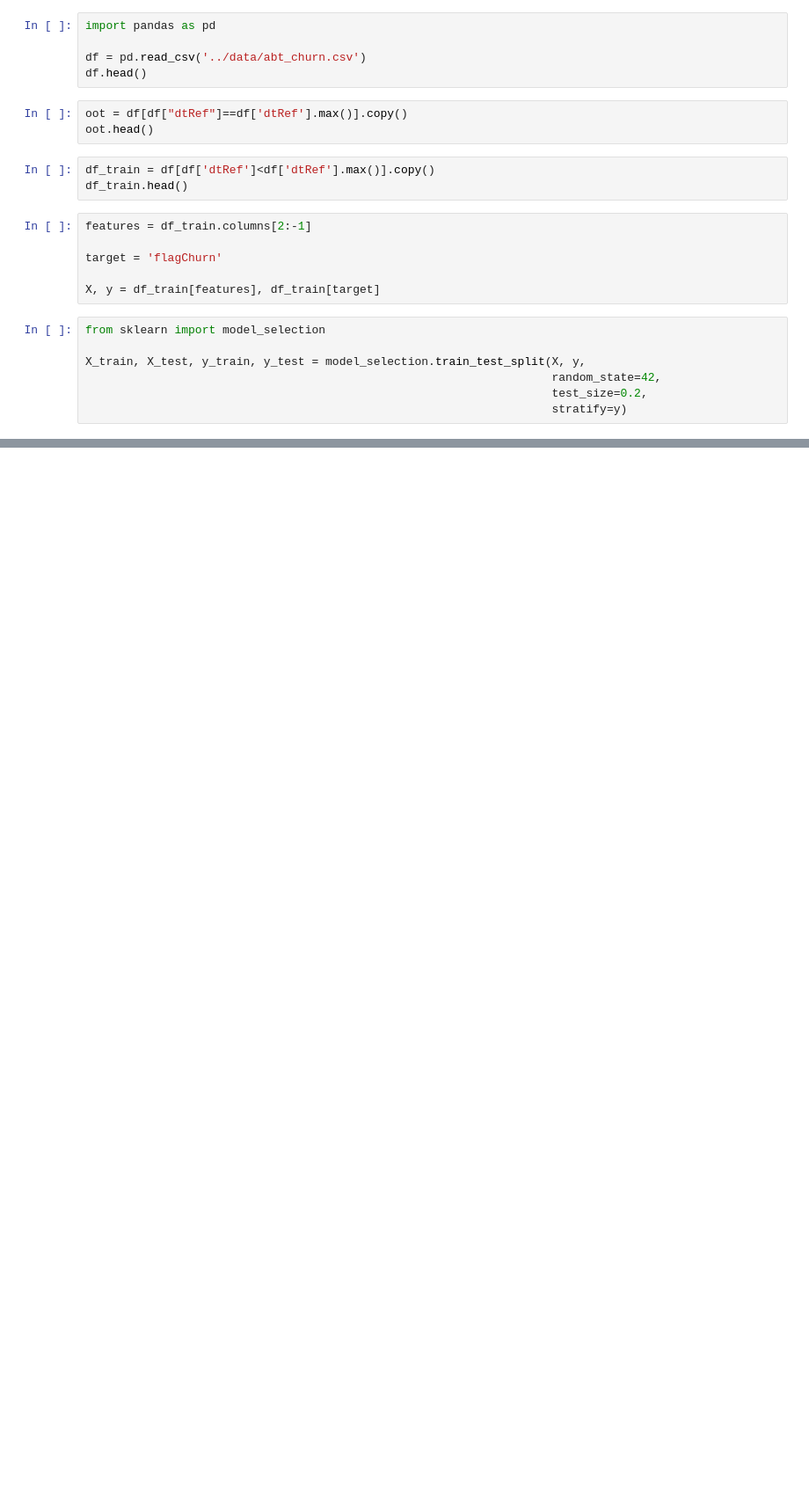
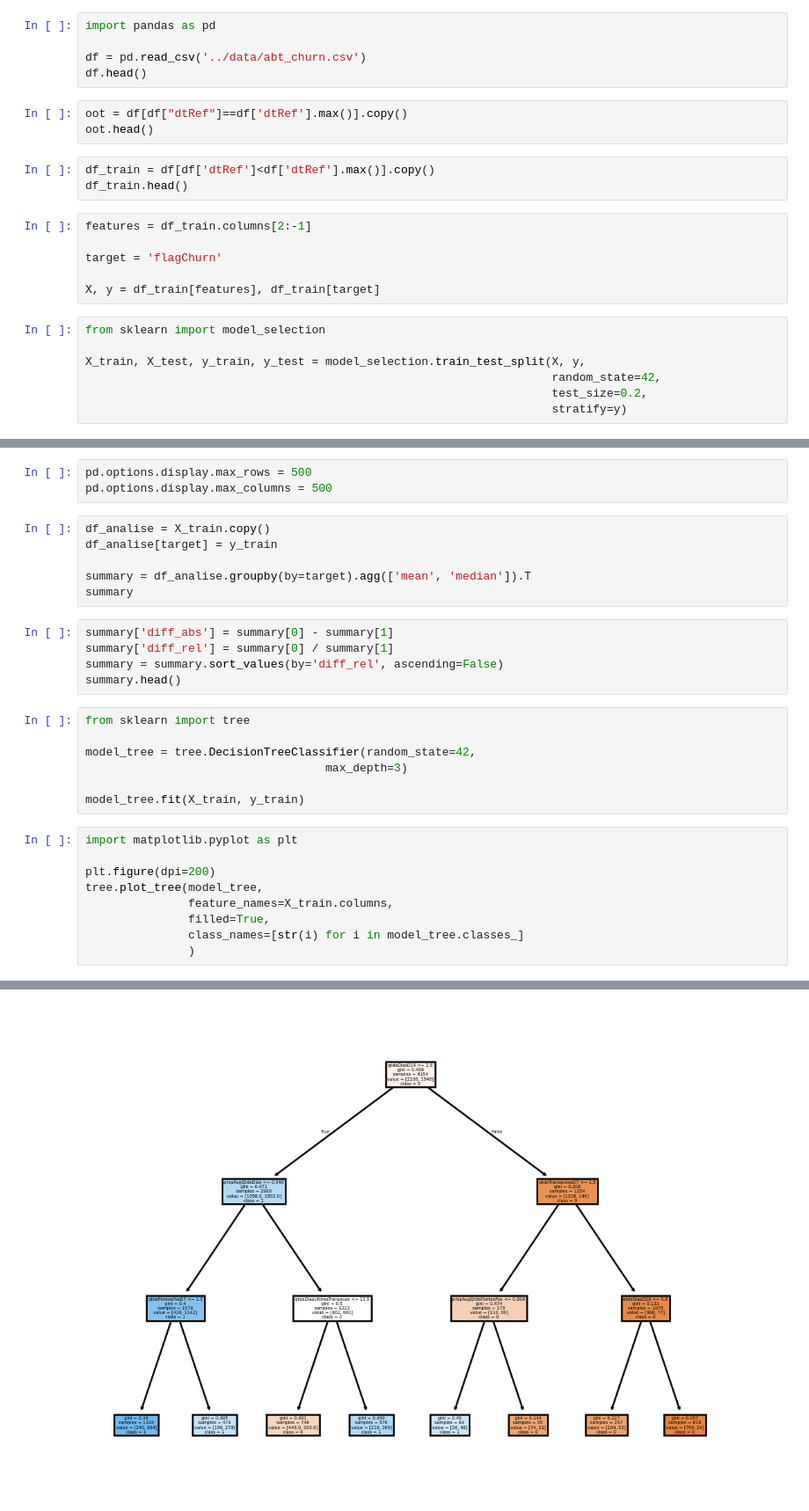
Before and after one commit to renancasalle/ml-4-poneis, a Jupyter notebook: churn/train.ipynb, the cells around one changed output, grey strips where cells are left out. Shown at 88% size. Cells and saved outputs as stored; diff of their text form; blank space fills up the shorter version.

Commit message:
create data summary and decision tree

```diff
--- a/churn/train.ipynb
+++ b/churn/train.ipynb
@@ -30,0 +32,31 @@ Taxa variável resposta no treino: 46.87%
+# %%
+pd.options.display.max_rows = 500
+pd.options.display.max_columns = 500
+# %%
+df_analise = X_train.copy()
+df_analise[target] = y_train
+
+summary = df_analise.groupby(by=target).agg(['mean', 'median']).T
+summary
+# %%
+summary['diff_abs'] = summary[0] - summary[1]
+summary['diff_rel'] = summary[0] / summary[1]
+summary = summary.sort_values(by='diff_rel', ascending=False)
+summary.head()
+# %%
+from sklearn import tree
+
+model_tree = tree.DecisionTreeClassifier(random_state=42,
+                                   max_depth=3)
+
+model_tree.fit(X_train, y_train)
+# %%
+import matplotlib.pyplot as plt
+
+plt.figure(dpi=200)
+tree.plot_tree(model_tree,
+               feature_names=X_train.columns,
+               filled=True,
+               class_names=[str(i) for i in model_tree.classes_]
+               )
+# %% [output]
@@ -30,0 +80 @@ Taxa variável resposta no treino: 46.87%
+[figure, added]
```
Also changed, not shown: parts of 4 cells of this notebook.
